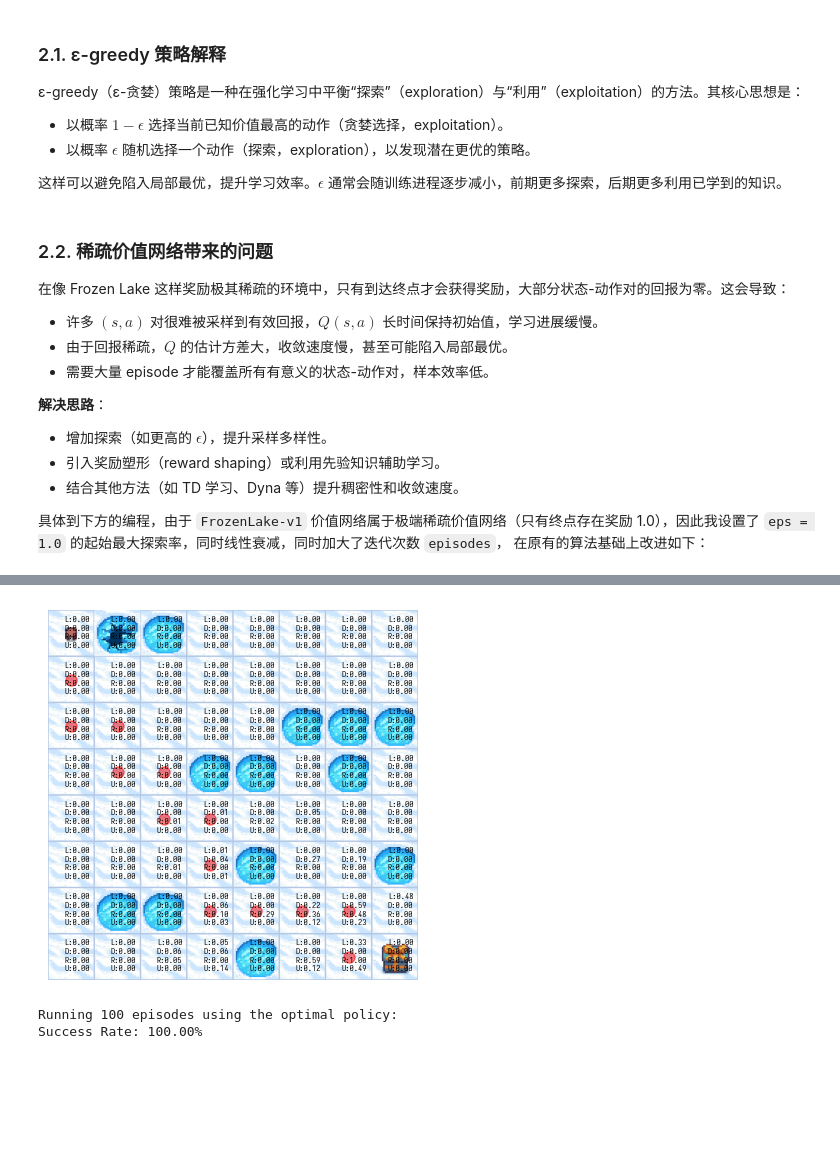
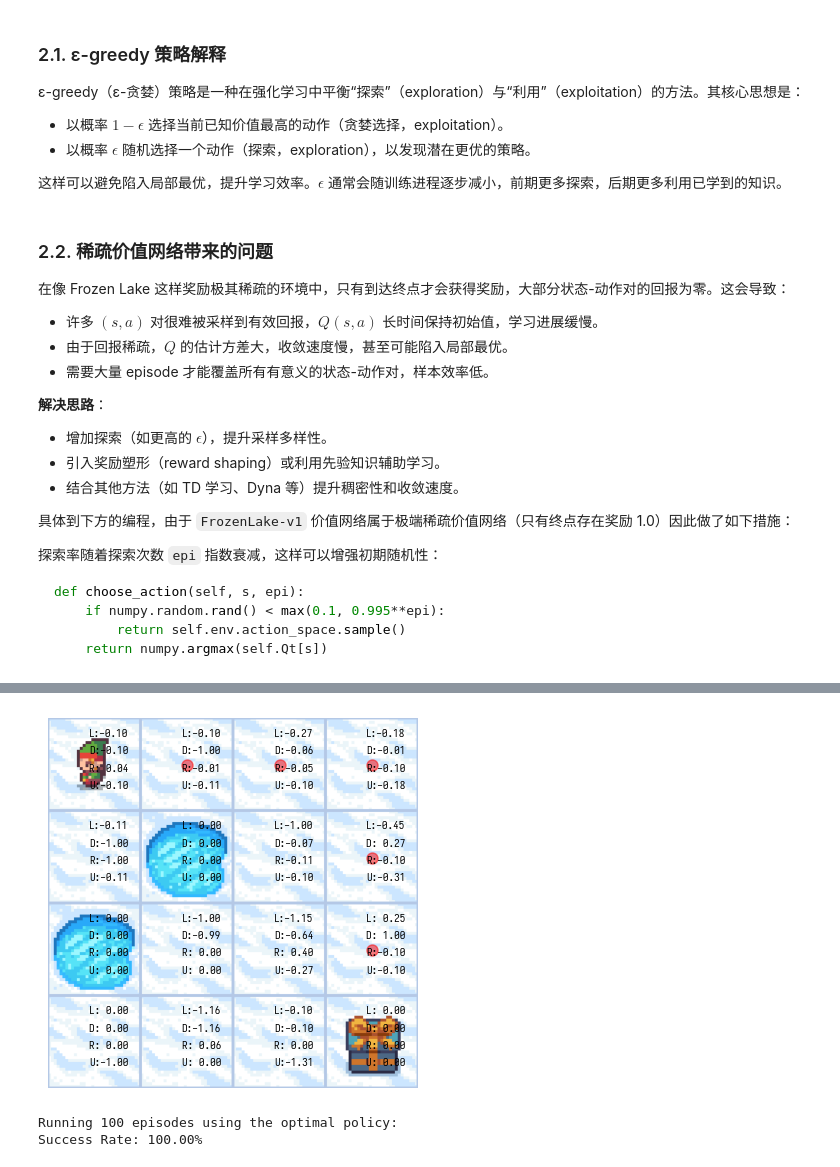
Before and after one commit to deathknight0718/foliage-note, a Jupyter notebook: posts/aigc/202506052152/note.ipynb, the cells around one changed output, grey strips where cells are left out. Saved outputs shown, nothing was run; the diff lists cells and outputs as text; code cells hidden in the pictures; blank space fills up the shorter version.

````diff
--- a/posts/aigc/202506052152/note.ipynb
+++ b/posts/aigc/202506052152/note.ipynb
@@ -54,7 +54,8 @@ import numpy
 from collections import defaultdict
 from gymnasium.envs.toy_text.frozen_lake import generate_random_map
 
-SIZE = 8
+SIZE = 4
+FONT = "Sarasa Fixed SC"
 
 ENV = gymnasium.make("FrozenLake-v1", desc=generate_random_map(SIZE), map_name=f"{SIZE}x{SIZE}", is_slippery=False, render_mode="rgb_array")
 ENV.reset()
@@ -89,7 +90,16 @@ matplotlib.pyplot.show()
 - 引入奖励塑形（reward shaping）或利用先验知识辅助学习。
 - 结合其他方法（如 TD 学习、Dyna 等）提升稠密性和收敛速度。
 
-具体到下方的编程，由于 `FrozenLake-v1` 价值网络属于极端稀疏价值网络（只有终点存在奖励 1.0），因此我设置了 `eps = 1.0` 的起始最大探索率，同时线性衰减，同时加大了迭代次数 `episodes`， 在原有的算法基础上改进如下：
+具体到下方的编程，由于 `FrozenLake-v1` 价值网络属于极端稀疏价值网络（只有终点存在奖励 1.0）因此做了如下措施：
+
+探索率随着探索次数 `epi` 指数衰减，这样可以增强初期随机性：
+
+```python
+def choose_action(self, s, epi):
+    if numpy.random.rand() < max(0.1, 0.995**epi):
+        return self.env.action_space.sample()
+    return numpy.argmax(self.Qt[s])
+```
 # %% [markdown]
 > **算法实现**
 >
@@ -196,9 +224,9 @@ class MCMDP:
 # %%
 INSTANCE = MCMDP(ENV)
 INSTANCE.build()
 INSTANCE.evaluate(matplotlib.pyplot.figure())
-INSTANCE.simulation(100)
+INSTANCE.simulation()
 # %% [output]
-[figure, old version]
+[figure, new version]
 Running 100 episodes using the optimal policy:
 Success Rate: 100.00%
````
Also changed, not shown: parts of 3 cells of this notebook, 4 other files.
